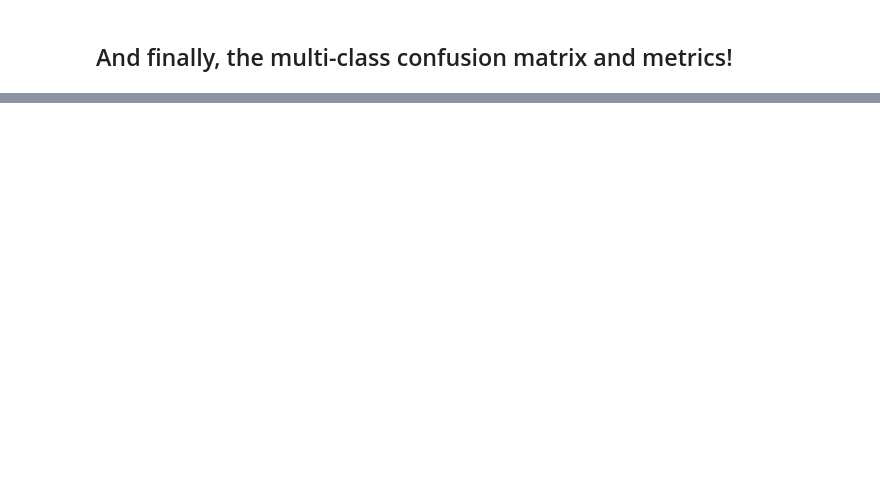
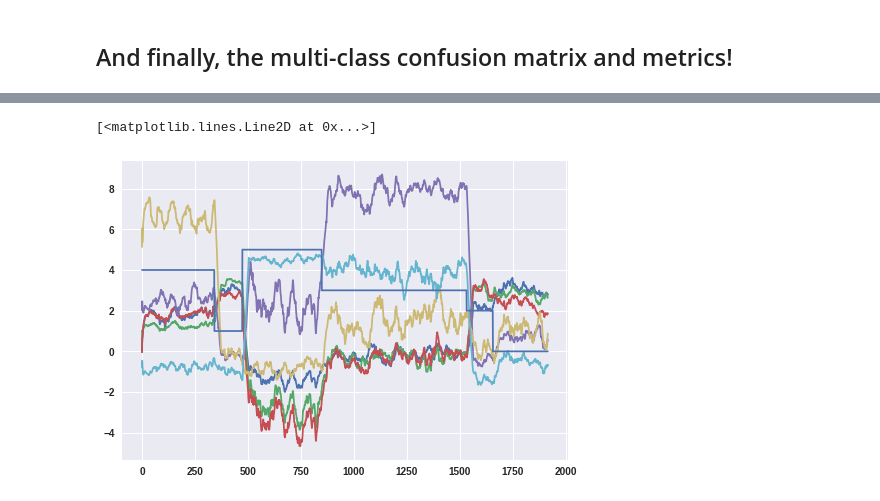
Before and after one commit to ghayth82/activity-recognition-3, a Jupyter notebook: modelbuilding/Build LSTM.ipynb, the cells around one changed output, grey strips where cells are left out. Cells and saved outputs as stored; diff of their text form; code cells hidden in the pictures; blank space fills up the shorter version.

```diff
--- a/modelbuilding/Build LSTM.ipynb
+++ b/modelbuilding/Build LSTM.ipynb
@@ -503,0 +559,6 @@ np.save('y_pred_all', predictions)
+# %%
+plt.plot(pd.rolling_mean(y_score, 30,min_periods=1))
+plt.plot(y_test)
+# %% [output]
+[<matplotlib.lines.Line2D at 0x...>]
+[figure, added]
```
Also changed, not shown: parts of 24 cells of this notebook, 23 other files.
